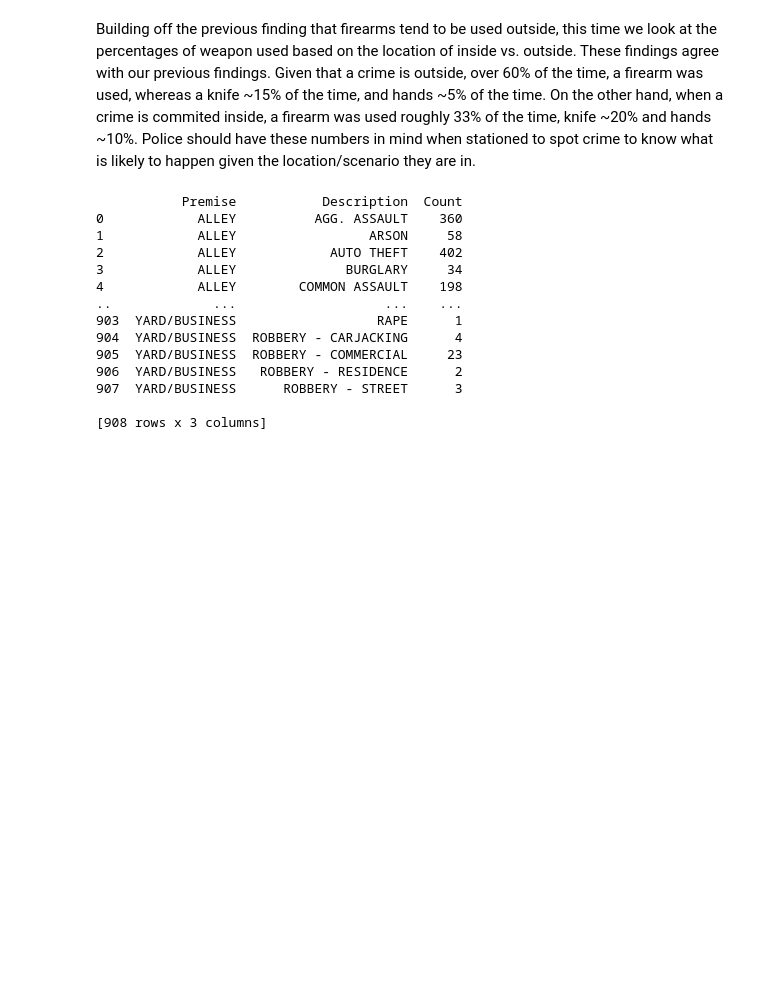
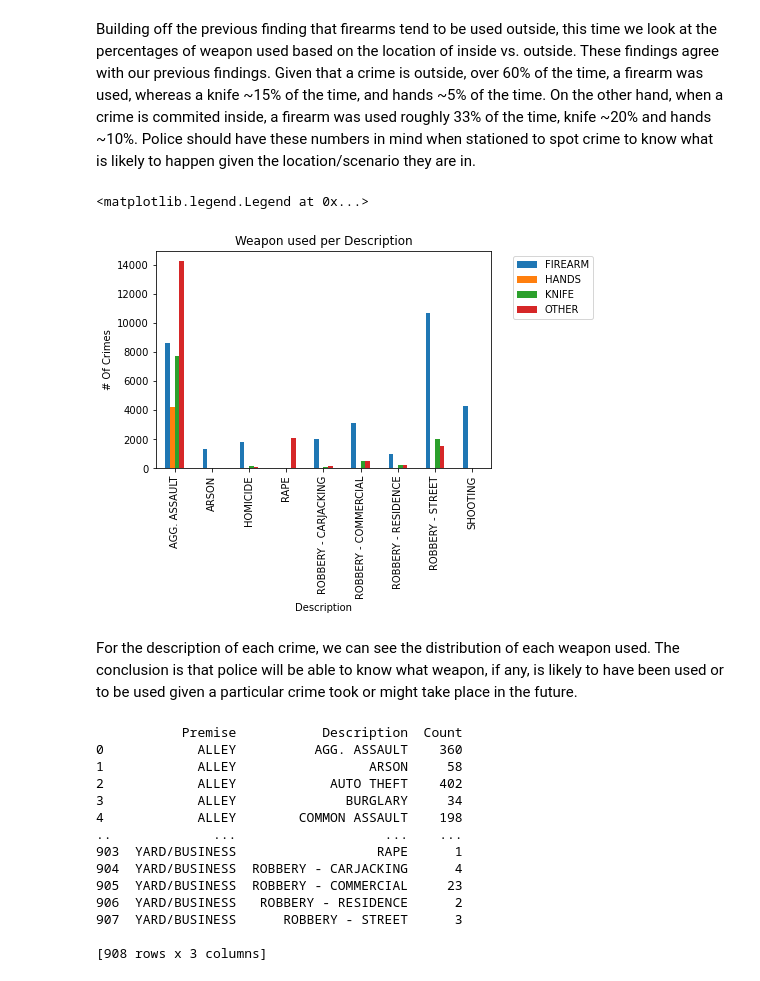
Before and after one commit to zvance1/DATA601-HW1, a Jupyter notebook: notebooks/Technical_Report.ipynb, the cells around one changed output. Cells and saved outputs as stored; diff of their text form; code cells hidden in the pictures; blank space fills up the shorter version.

```diff
--- a/notebooks/Technical_Report.ipynb
+++ b/notebooks/Technical_Report.ipynb
@@ -176,6 +176,21 @@ ax.legend(patches, labels, bbox_to_anchor=(1.05, 1.0), loc='upper left')
 [figure]
 # %% [markdown]
 Building off the previous finding that firearms tend to be used outside, this time we look at the percentages of weapon used based on the location of inside vs. outside.  These findings agree with our previous findings.  Given that a crime is outside, over 60% of the time, a firearm was used, whereas a knife ~15% of the time, and hands ~5% of the time.  On the other hand, when a crime is commited inside, a firearm was used roughly 33% of the time, knife ~20% and hands ~10%.  Police should have these numbers in mind when stationed to spot crime to know what is likely to happen given the location/scenario they are in.
+# %%
+#Lets see if there are patterns for weapon based on description
+description_weapon_df = create_counts_df("Description", "Weapon")
+#First tried with including 'None' but too many are 'None' to see the other distributions
+description_weapon_df = description_weapon_df[description_weapon_df.Weapon != 'None']
+
+ax = description_weapon_df.pivot(index='Description', columns='Weapon').plot(kind='bar', title="Weapon used per Description", ylabel="# Of Crimes", xlabel="Description", rot=90)
+patches, labels = ax.get_legend_handles_labels()
+labels = ['FIREARM', 'HANDS', 'KNIFE', 'OTHER']
+ax.legend(patches, labels, bbox_to_anchor=(1.05, 1.0), loc='upper left')
+# %% [output]
+<matplotlib.legend.Legend at 0x...>
+[figure, added]
+# %% [markdown]
+For the description of each crime, we can see the distribution of each weapon used.  The conclusion is that police will be able to know what weapon, if any, is likely to have been used or to be used given a particular crime took or might take place in the future.
 # %%
 #Lets see if there are patterns for the crime description based on the premise
 #Utilizing these results may be extremely valuable, but is also a challenge as there are a lot of unique premises.
```
Also changed, not shown: 8 other files.
